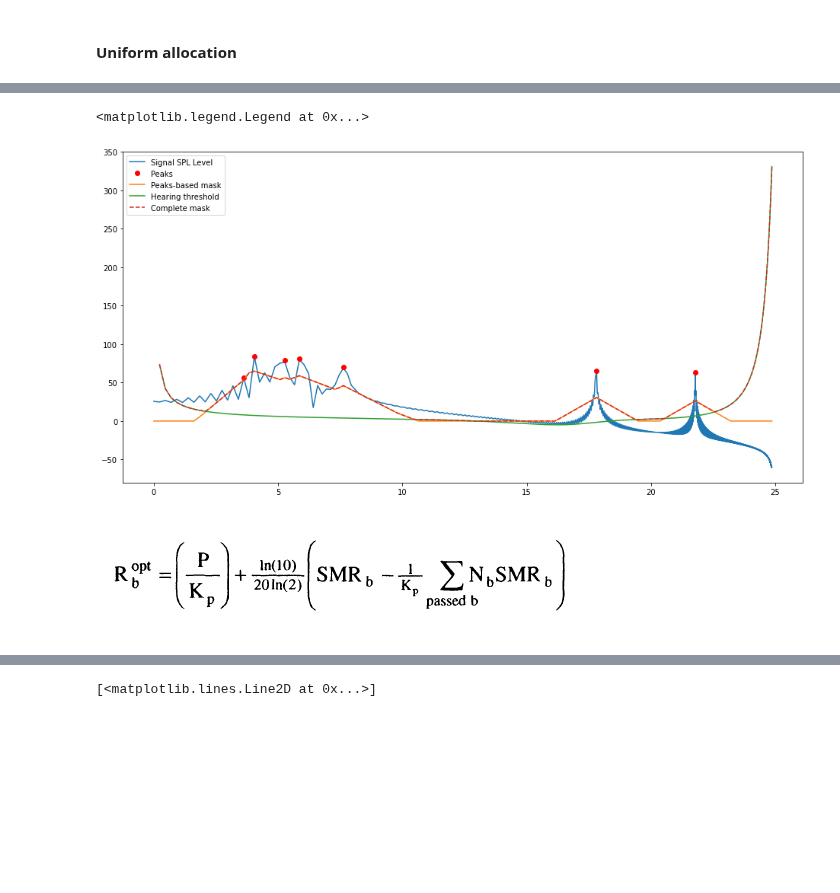
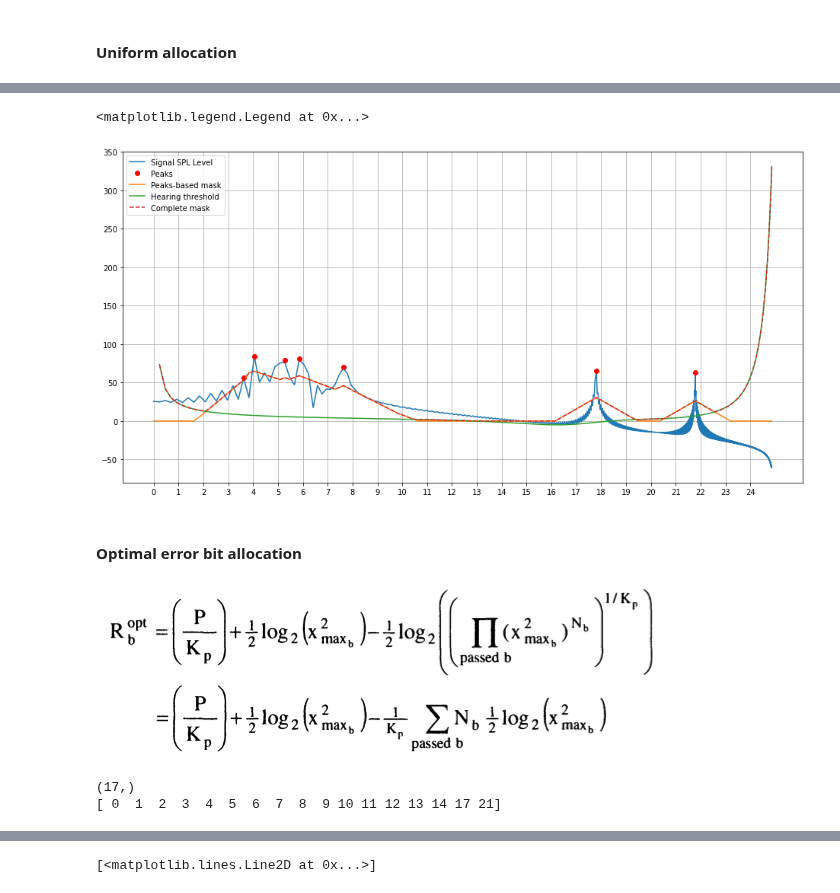
Before and after one commit to guedes-joaofelipe/CPE793-topics-in-audio-codification, a Jupyter notebook: exercises/chap08/ex-8-9-pos-aula.ipynb, the cells around one changed output, grey strips where cells are left out. Cells and saved outputs as stored; diff of their text form; code cells hidden in the pictures; blank space fills up the shorter version.

Commit message:
fix: integer bit allocation per bin per sub-band

```diff
--- a/exercises/chap08/ex-8-9-pos-aula.ipynb
+++ b/exercises/chap08/ex-8-9-pos-aula.ipynb
@@ -35,9 +36,9 @@ Bin 1023 is equivalent to sub-band 25
 # %%
 k_map = {k:0 for k in range(1, K+1)}
 
-for binary in range(N//2):
-    k = bin_to_subband_index(binary, fs, N)
+for b in range(N//2):
+    k = bin_to_subband_index(b, fs, N)
     k_map[k] = k_map[k] + 1
 
-k_map.values()
+k_map
 # %% [output]
@@ -184,7 +201,7 @@ def sine_window(N):
 
     return w.reshape(-1)
 # %%
-n = np.arange(N*200)
+n = np.arange(N)
 T = N/fs
 t = np.linspace(0, T, N)
 
@@ -207,9 +224,8 @@ x = A0 * np.cos(2 * np.pi * n * 440/fs) \
 x = x/2
 my_mdct = MDCT(N, sine_window(N))
 
-X_mdct = abs(my_mdct.mdct(x))
+X_mdct = my_mdct.mdct(x)[:, 1]
+X_mdct_max = np.max(np.abs(X_mdct))
 
 mdct_bins = np.arange(X_mdct.shape[0])
 mdct_freqs = (mdct_bins * fs / N)
-
-#plt.plot(X_mdct)
@@ -431,26 +336,30 @@ def hearing_threshold(mdct_freqs):
 def higher_mask(mask_1, mask_2):
     return np.maximum(mask_1, mask_2)
 # %%
-SPL = spl_by_sample(X_mdct[:, 1], N, N)
-SPL_peaks, peaks = spl_peaks(X_mdct[:, 1], N, N)
+SPL = spl_by_sample(X_mdct, N, N)
+SPL_peaks, peaks = spl_peaks(X_mdct, N, N)
 bark_freqs = bark(mdct_freqs)
 # %%
 plt.figure(figsize=(16,8))
 plt.plot(bark_freqs, SPL, label="Signal SPL Level")
 plt.plot(bark_freqs[peaks], SPL_peaks, "ro", label="Peaks")
+plt.xticks(np.arange(25))
+plt.grid(True)
 
 mask = np.max(masking_model(bark_freqs, SPL, peaks), axis=0)
 plt.plot(bark_freqs, mask, label = "Peaks-based mask")
 
 t_bark, thres = hearing_threshold(mdct_freqs)
 plt.plot(t_bark, thres, label="Hearing threshold")
 
 complete_mask = higher_mask(thres, mask)
 plt.plot(t_bark, complete_mask, "--", label="Complete mask")
 
 plt.legend()
 # %% [output]
 <matplotlib.legend.Legend at 0x...>
-[figure, old version]
+[figure, new version]
+# %% [markdown]
+#### Optimal error bit allocation
 # %% [markdown]
-![image.png](attachment:image.png-old)
+![image.png](attachment:image.png-new)
@@ -461,0 +413,15 @@ def calc_SMR(spl, z, mask, K=25, N=1024):
+# %%
+diff = SPL - complete_mask
+positive_diff_idx = np.nonzero(diff > 0)[0]
+# print(positive_diff_idx.shape)
+# print(positive_diff_idx)
+barks_to_pass = bark_freqs[positive_diff_idx]
+# print(bark_to_pass.shape)
+# print(bark_to_pass)
+
+bands_to_pass = np.array(list({np.floor(b) for b in barks_to_pass}), dtype=np.int64)
+print(bands_to_pass.shape)
+print(bands_to_pass)
+# %% [output]
+(17,)
+[ 0  1  2  3  4  5  6  7  8  9 10 11 12 13 14 17 21]
```
Also changed, not shown: parts of 39 cells of this notebook.
